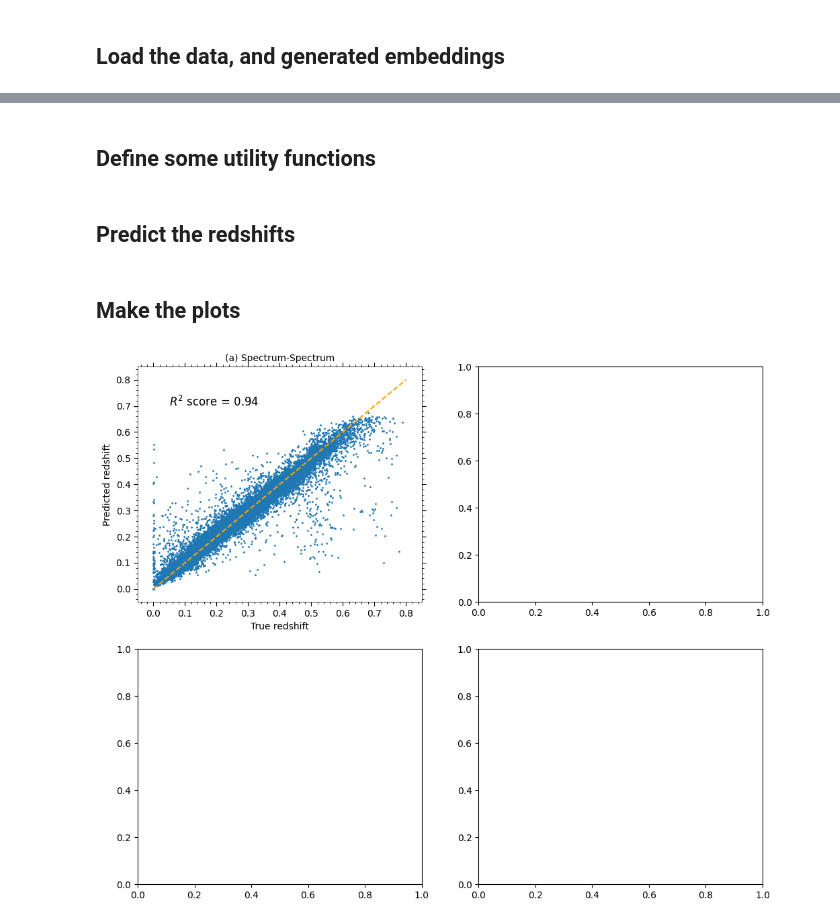
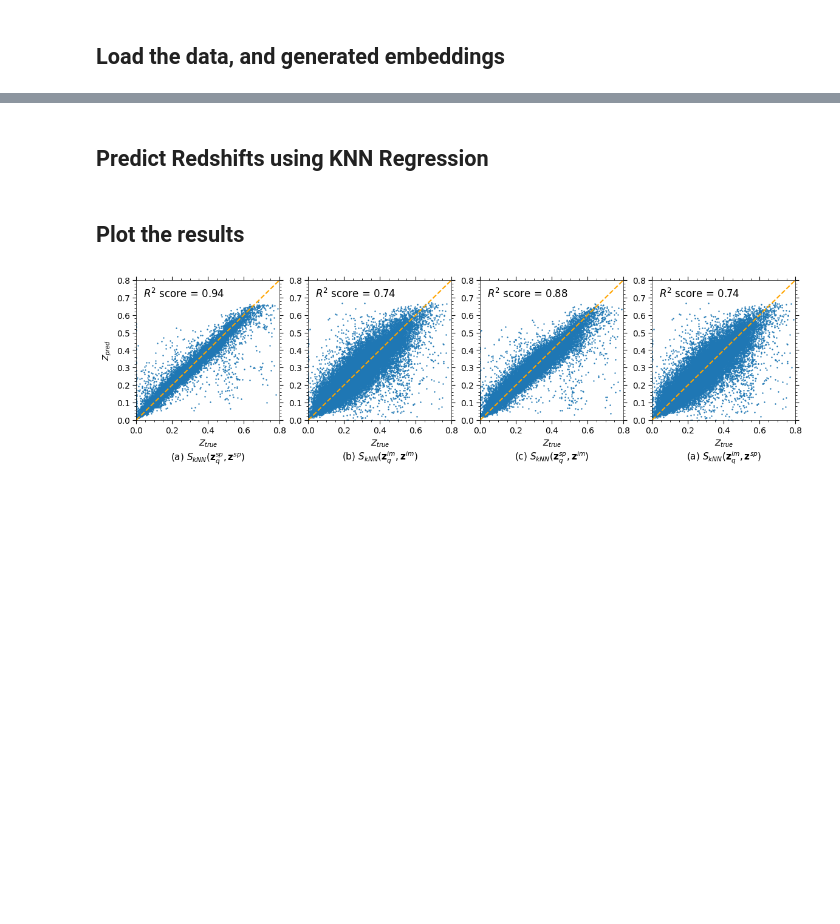
Before and after one commit to adnansiddiquei/AstroCLIP, a Jupyter notebook: downstream_tasks/Redshift Estimation.ipynb, the cells around one changed output, grey strips where cells are left out. Saved outputs shown, nothing was run; the diff lists cells and outputs as text; code cells hidden in the pictures; blank space fills up the shorter version.

Commit message:
Completed the Redshift Estimation.ipynb notebook.

```diff
--- a/downstream_tasks/Redshift Estimation.ipynb
+++ b/downstream_tasks/Redshift Estimation.ipynb
@@ -75,4 +37,4 @@ array([[-0.03727316,  0.0234092 ,  0.02952003, ...,  0.14929047,
 # %% [markdown]
-## Define some utility functions
+## Predict Redshifts using KNN Regression
 # %%
 from sklearn.neighbors import NearestNeighbors
@@ -119,28 +67,52 @@ def plot_r2_score(ax, redshifts, predicted_redshifts, title):
-# %% [markdown]
-## Predict the redshifts
 # %%
+# ss_predicted_redshifts: predict redshifts using in-modal spectrum to spectrum neighbours
 actual_redshifts, ss_predicted_redshifts = predict_redshifts(
-    spectrum_embeddings, spectrum_embeddings, val_redshifts
+    valid_spectrum_embeddings, valid_spectrum_embeddings, valid_redshifts
 )
 
-# actual_redshifts, ii_predicted_redshifts = predict_redshifts(image_embeddings, image_embeddings, redshifts)
-# actual_redshifts, si_predicted_redshifts = predict_redshifts(spectrum_embeddings, image_embeddings, redshifts)
-# actual_redshifts, is_predicted_redshifts = predict_redshifts(image_embeddings, spectrum_embeddings, redshifts)
+# ii_predicted_redshifts: predict redshifts using in-modal image to image neighbours
+_, ii_predicted_redshifts = predict_redshifts(
+    valid_image_embeddings, valid_spectrum_embeddings, valid_redshifts
+)
+
+# si_predicted_redshifts: predict redshifts using cross-modal spectrum to image neighbours, predict the redshift of a given spectrum embedding by using its closes 16 image embeddings
+_, si_predicted_redshifts = predict_redshifts(
+    valid_spectrum_embeddings, valid_image_embeddings, valid_redshifts
+)
+
+_, is_predicted_redshifts = predict_redshifts(
+    valid_image_embeddings, valid_spectrum_embeddings, valid_redshifts
+)
 # %% [markdown]
-## Make the plots
+## Plot the results
 # %%
-fig, ax = plt.subplots(figsize=(12, 10), nrows=2, ncols=2)
-plot_r2_score(ax[0, 0], actual_redshifts, ss_predicted_redshifts, title='(a) Spectrum-Spectrum')
-# plot_r2_score(ax[0, 1], actual_redshifts, ii_predicted_redshifts, title='(b) Image-Image')
-# plot_r2_score(ax[1, 0], actual_redshifts, si_predicted_redshifts, title='(c) Spectrum-Image')
-# plot_r2_score(ax[1, 1], actual_redshifts, is_predicted_redshifts, title='(d) Image-Spectrum')
+from sklearn.metrics import r2_score
 
-format_axes(ax[0, 0])
-# format_axes(ax[0, 1])
-# format_axes(ax[1, 0])
-# format_axes(ax[1, 1])
+def plot_r2_score(ax, redshifts, predicted_redshifts, title, ylabel=None):
+    r2 = r2_score(redshifts, predicted_redshifts)
 
-# plt.show()
-# plt.savefig('../out/redshift_knn_regression.png', bbox_inches='tight')
+    ax.scatter(redshifts, predicted_redshifts, s=0.5)
+    ax.set_xlim(0.0, 0.8)
+    ax.set_ylim(0.0, 0.8)
+    ax.plot(np.linspace(0, 0.8, 100), np.linspace(0, 0.8, 100), color='orange', linestyle='--')
+
+    ax.set_xlabel(r'$Z_{true}$')
+    ax.set_ylabel(ylabel)
+    ax.text(0.04, 0.7, rf'$R^2$ score = {r2:.2f}', fontsize=12)
+    # ax.suptitle(title, y=0.02, va='top')
+    ax.set_title(title, fontsize=11, y=-0.32)
+
+fig, ax = plt.subplots(figsize=(14, 3), nrows=1, ncols=4)
+plot_r2_score(ax[0], actual_redshifts, ss_predicted_redshifts, title=r'(a) $S_{kNN}(\mathbf{z}_{q}^{sp}, \mathbf{z}^{sp})$', ylabel=r'$Z_{pred}$')
+plot_r2_score(ax[1], actual_redshifts, ii_predicted_redshifts, title=r'(b) $S_{kNN}(\mathbf{z}_{q}^{im}, \mathbf{z}^{im})$')
+plot_r2_score(ax[2], actual_redshifts, si_predicted_redshifts, title=r'(c) $S_{kNN}(\mathbf{z}_{q}^{sp}, \mathbf{z}^{im})$')
+plot_r2_score(ax[3], actual_redshifts, is_predicted_redshifts, title=r'(a) $S_{kNN}(\mathbf{z}_{q}^{im}, \mathbf{z}^{sp})$')
+
+format_axes(ax[0])
+format_axes(ax[1])
+format_axes(ax[2])
+format_axes(ax[3])
+
+plt.savefig('out/redshift_knn_regression.png', bbox_inches='tight')
 # %% [output]
-[figure, old version]
+[figure, new version]
```
Also changed, not shown: parts of 9 cells of this notebook, 4 other files.
